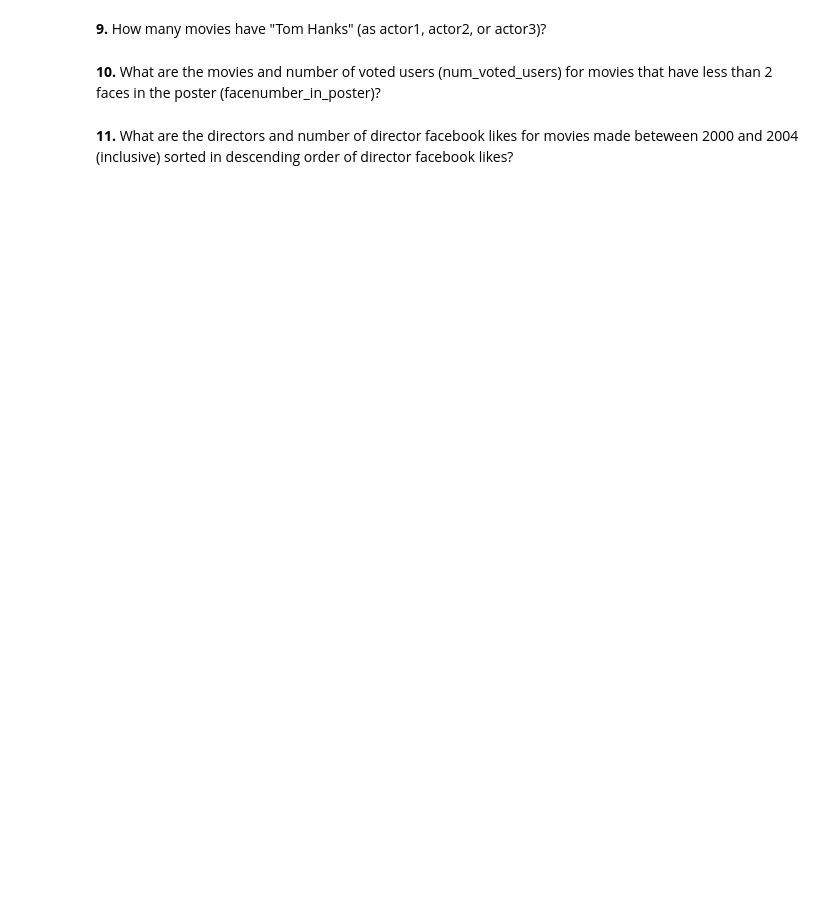
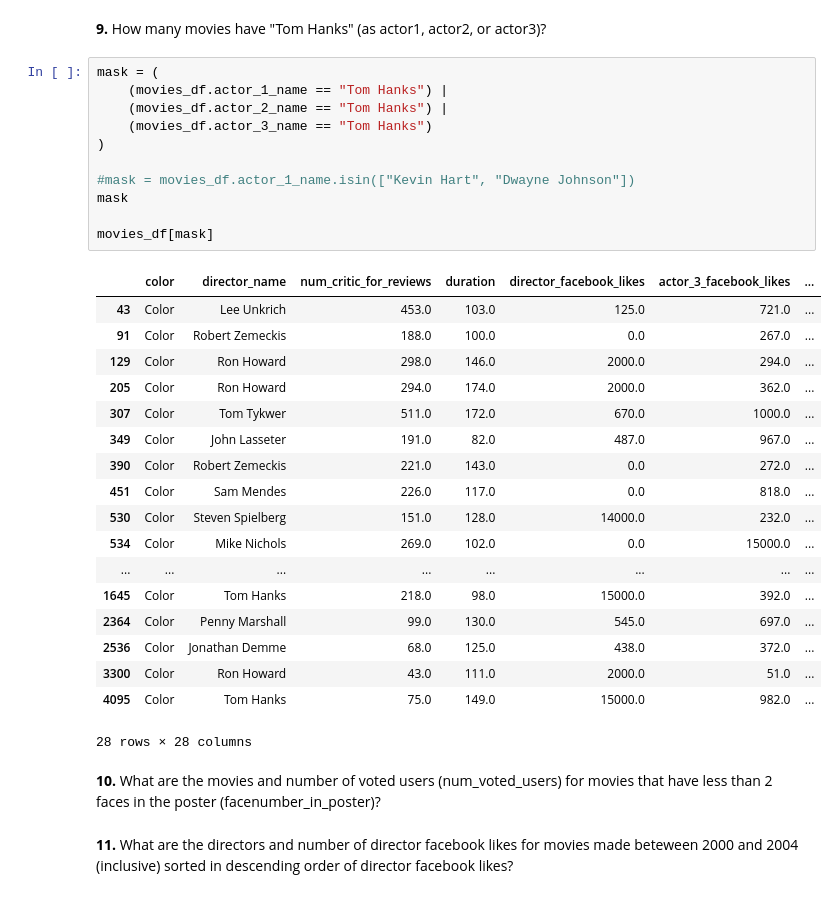
Before and after one commit to kayleeodom/CIS277-FA22-Lab1, a Jupyter notebook: Lab1.ipynb, the cells around one changed output. Drawn from its saved outputs; the diff is of its cells as text; blank space fills up the shorter version.

```diff
--- a/Lab1.ipynb
+++ b/Lab1.ipynb
@@ -60,6 +107,36 @@ print(movies_df.imdb_score.min())
 # %% [markdown]
 
 **9.** How many movies have "Tom Hanks" (as actor1, actor2, or actor3)?
+# %%
+mask = (
+    (movies_df.actor_1_name == "Tom Hanks") |
+    (movies_df.actor_2_name == "Tom Hanks") |
+    (movies_df.actor_3_name == "Tom Hanks")
+)
+
+#mask = movies_df.actor_1_name.isin(["Kevin Hart", "Dwayne Johnson"])
+mask
+
+movies_df[mask]
+# %% [output]
+|  | color | director_name | num_critic_for_reviews | duration | director_facebook_likes | actor_3_facebook_likes | ... |
+| 43 | Color | Lee Unkrich | 453.0 | 103.0 | 125.0 | 721.0 | ... |
+| 91 | Color | Robert Zemeckis | 188.0 | 100.0 | 0.0 | 267.0 | ... |
+| 129 | Color | Ron Howard | 298.0 | 146.0 | 2000.0 | 294.0 | ... |
+| 205 | Color | Ron Howard | 294.0 | 174.0 | 2000.0 | 362.0 | ... |
+| 307 | Color | Tom Tykwer | 511.0 | 172.0 | 670.0 | 1000.0 | ... |
+| 349 | Color | John Lasseter | 191.0 | 82.0 | 487.0 | 967.0 | ... |
+| 390 | Color | Robert Zemeckis | 221.0 | 143.0 | 0.0 | 272.0 | ... |
+| 451 | Color | Sam Mendes | 226.0 | 117.0 | 0.0 | 818.0 | ... |
+| 530 | Color | Steven Spielberg | 151.0 | 128.0 | 14000.0 | 232.0 | ... |
+| 534 | Color | Mike Nichols | 269.0 | 102.0 | 0.0 | 15000.0 | ... |
+| ... | ... | ... | ... | ... | ... | ... | ... |
+| 1645 | Color | Tom Hanks | 218.0 | 98.0 | 15000.0 | 392.0 | ... |
+| 2364 | Color | Penny Marshall | 99.0 | 130.0 | 545.0 | 697.0 | ... |
+| 2536 | Color | Jonathan Demme | 68.0 | 125.0 | 438.0 | 372.0 | ... |
+| 3300 | Color | Ron Howard | 43.0 | 111.0 | 2000.0 | 51.0 | ... |
+| 4095 | Color | Tom Hanks | 75.0 | 149.0 | 15000.0 | 982.0 | ... |
+28 rows × 28 columns
 # %% [markdown]
 **10.**  What are the movies and number of voted users (num_voted_users) for movies that have less than 2 faces in the poster (facenumber_in_poster)?
 # %% [markdown]
```
Also changed, not shown: parts of 10 cells of this notebook.
